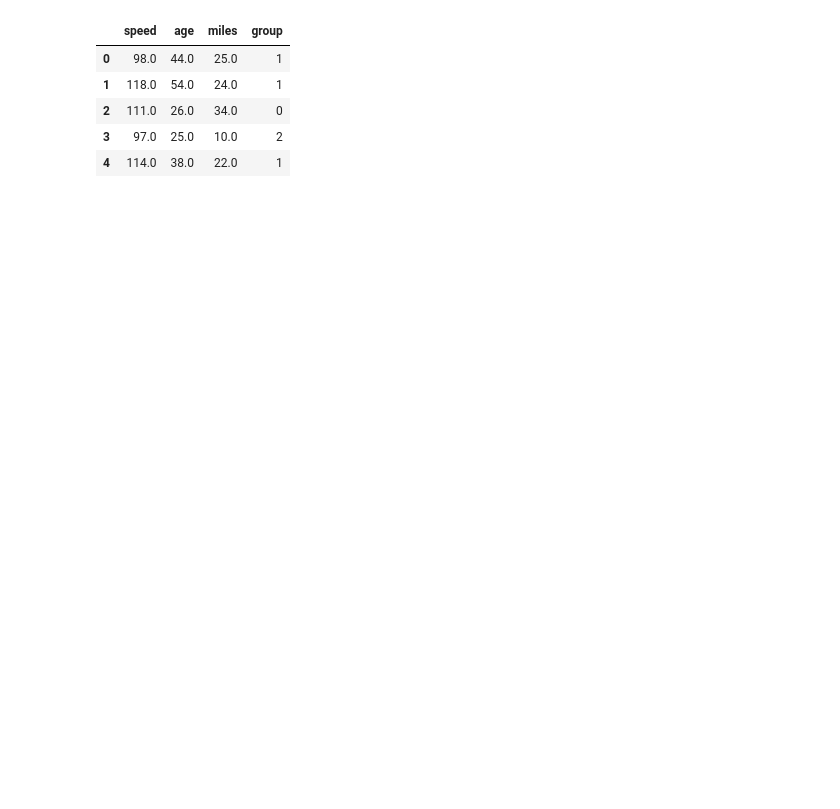
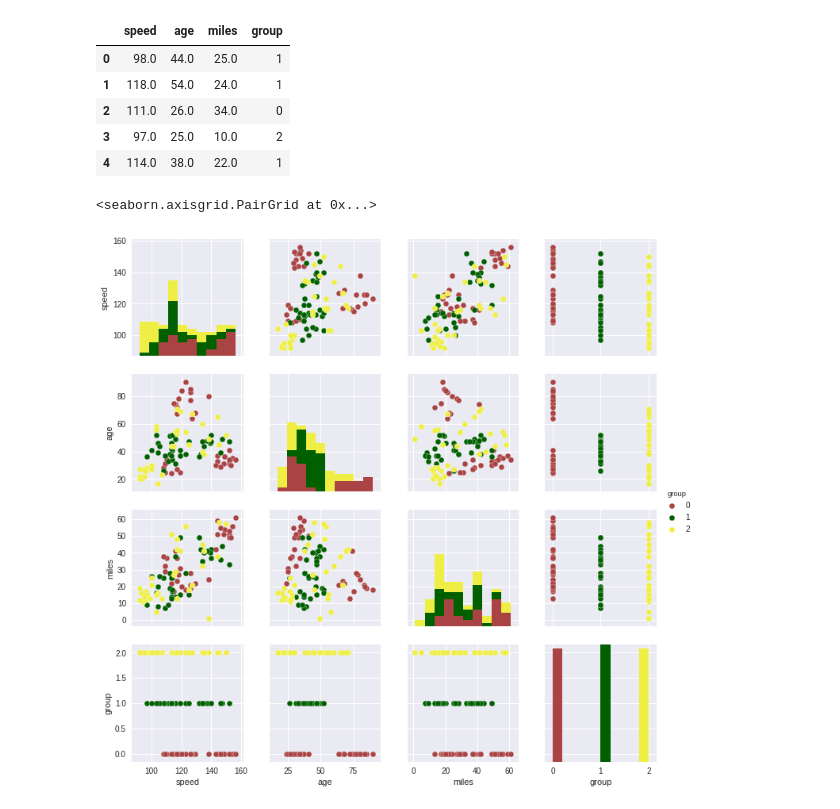
Before and after one commit to nanofaroque/deeplearning, a Jupyter notebook: U3_M3_data.ipynb, the cells around one changed output. Drawn from its saved outputs; the diff is of its cells as text; code cells hidden in the pictures; blank space fills up the shorter version.

Commit message:
drawing plot

```diff
--- a/U3_M3_data.ipynb
+++ b/U3_M3_data.ipynb
@@ -49,3 +49,9 @@ df.head()
 | 2 | 111.0 | 26.0 | 34.0 | 0 |
 | 3 | 97.0 | 25.0 | 10.0 | 2 |
 | 4 | 114.0 | 38.0 | 22.0 | 1 |
+# %%
+sample_df = df.sample(n=100, random_state=42)
+sns.pairplot(sample_df, hue="group", palette={0: '#AA4444', 1: '#006000', 2: '#EEEE44'})
+# %% [output]
+<seaborn.axisgrid.PairGrid at 0x...>
+[figure, added]
```
Also changed, not shown: parts of 1 cell of this notebook.
